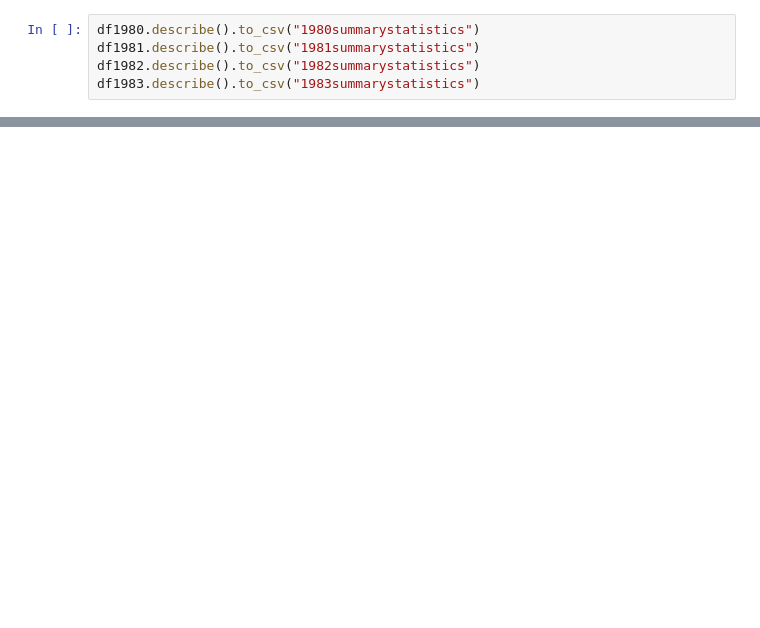
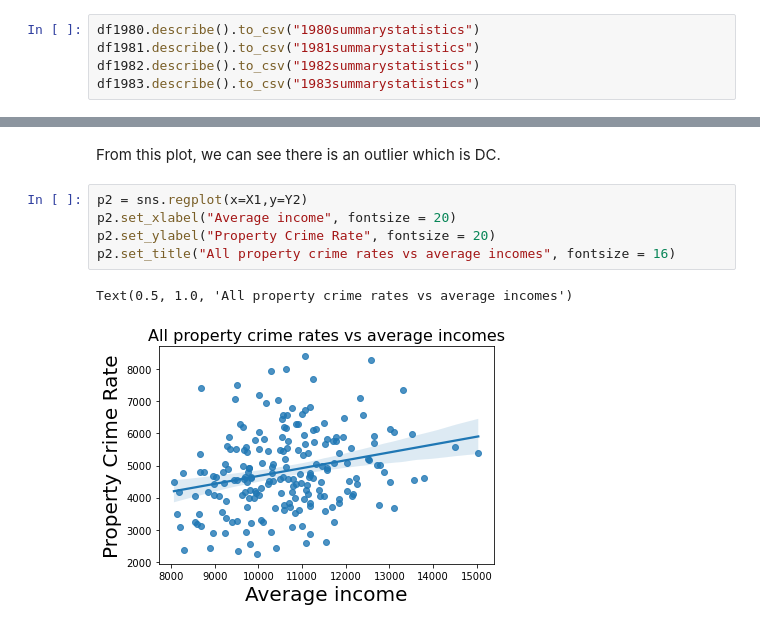
Before and after one commit to anishmitra9666/Alaskapermanentfund, a Jupyter notebook: analysiscode.ipynb, the cells around one changed output, grey strips where cells are left out. Cells and saved outputs as stored; diff of their text form; blank space fills up the shorter version.

```diff
--- a/analysiscode.ipynb
+++ b/analysiscode.ipynb
@@ -143,0 +211,10 @@ plt.show()
+# %% [markdown]
+From this plot, we can see there is an outlier which is DC.
+# %%
+p2 = sns.regplot(x=X1,y=Y2)
+p2.set_xlabel("Average income", fontsize = 20)
+p2.set_ylabel("Property Crime Rate", fontsize = 20)
+p2.set_title("All property crime rates vs average incomes", fontsize = 16)
+# %% [output]
+Text(0.5, 1.0, 'All property crime rates vs average incomes')
+[figure, added]
```
Also changed, not shown: parts of 49 cells of this notebook.
